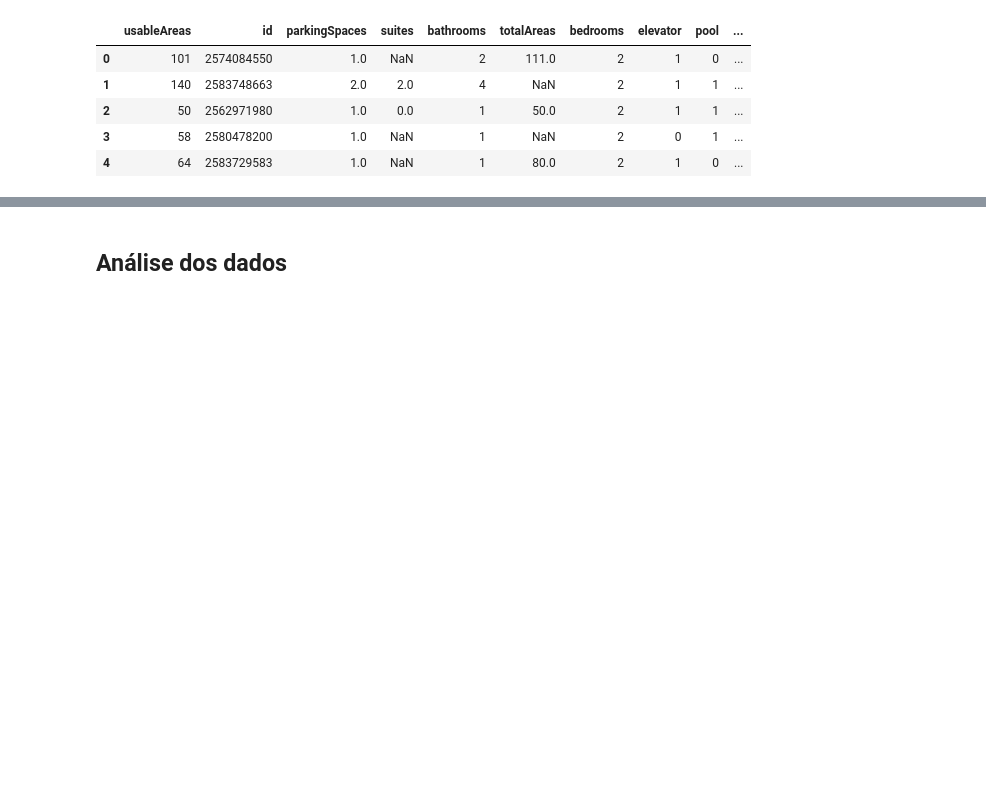
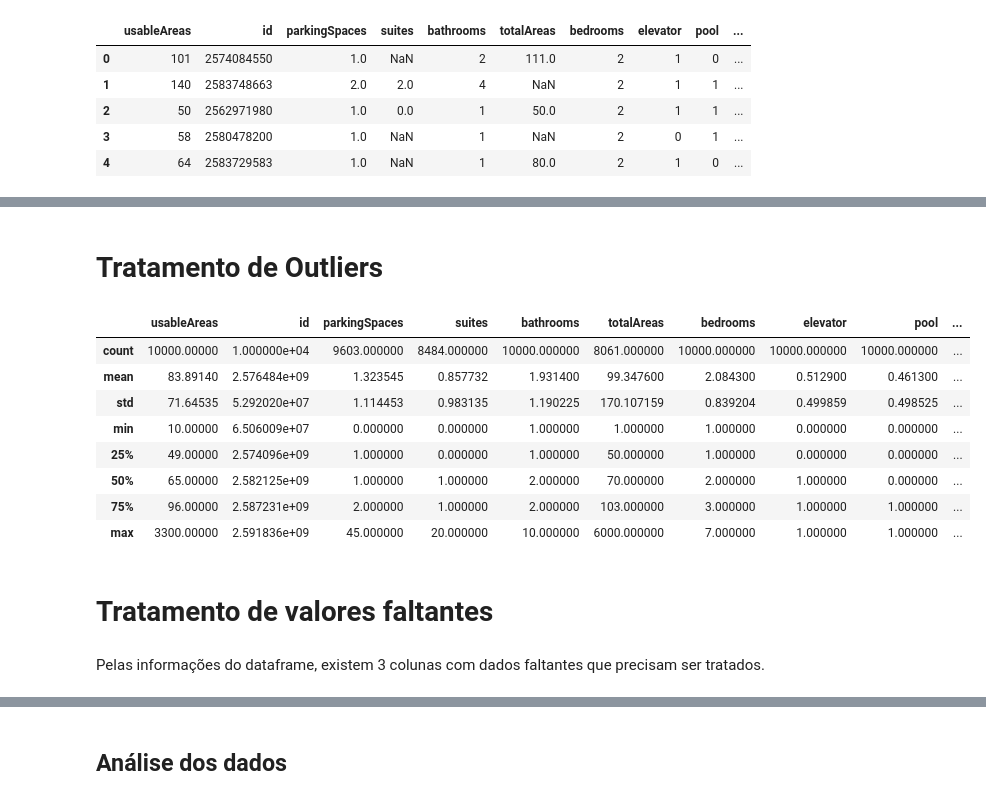
Before and after one commit to BrunoRammon/projeto_tecnicas_programacao_i, a Jupyter notebook: project.ipynb, the cells around one changed output, grey strips where cells are left out. Drawn from its saved outputs; the diff is of its cells as text; code cells hidden in the pictures; blank space fills up the shorter version.

```diff
--- a/project.ipynb
+++ b/project.ipynb
@@ -186,0 +233,18 @@ df.head()
+# %% [markdown]
+# Tratamento de Outliers
+# %%
+df.describe()
+# %% [output]
+|  | usableAreas | id | parkingSpaces | suites | bathrooms | totalAreas | bedrooms | elevator | pool | ... |
+| count | 10000.00000 | 1.000000e+04 | 9603.000000 | 8484.000000 | 10000.000000 | 8061.000000 | 10000.000000 | 10000.000000 | 10000.000000 | ... |
+| mean | 83.89140 | 2.576484e+09 | 1.323545 | 0.857732 | 1.931400 | 99.347600 | 2.084300 | 0.512900 | 0.461300 | ... |
+| std | 71.64535 | 5.292020e+07 | 1.114453 | 0.983135 | 1.190225 | 170.107159 | 0.839204 | 0.499859 | 0.498525 | ... |
+| min | 10.00000 | 6.506009e+07 | 0.000000 | 0.000000 | 1.000000 | 1.000000 | 1.000000 | 0.000000 | 0.000000 | ... |
+| 25% | 49.00000 | 2.574096e+09 | 1.000000 | 0.000000 | 1.000000 | 50.000000 | 1.000000 | 0.000000 | 0.000000 | ... |
+| 50% | 65.00000 | 2.582125e+09 | 1.000000 | 1.000000 | 2.000000 | 70.000000 | 2.000000 | 1.000000 | 0.000000 | ... |
+| 75% | 96.00000 | 2.587231e+09 | 2.000000 | 1.000000 | 2.000000 | 103.000000 | 3.000000 | 1.000000 | 1.000000 | ... |
+| max | 3300.00000 | 2.591836e+09 | 45.000000 | 20.000000 | 10.000000 | 6000.000000 | 7.000000 | 1.000000 | 1.000000 | ... |
+# %% [markdown]
+# Tratamento de valores faltantes
+# %% [markdown]
+Pelas informações do dataframe, existem 3 colunas com dados faltantes que precisam ser tratados.
```
Also changed, not shown: parts of 11 cells of this notebook.
